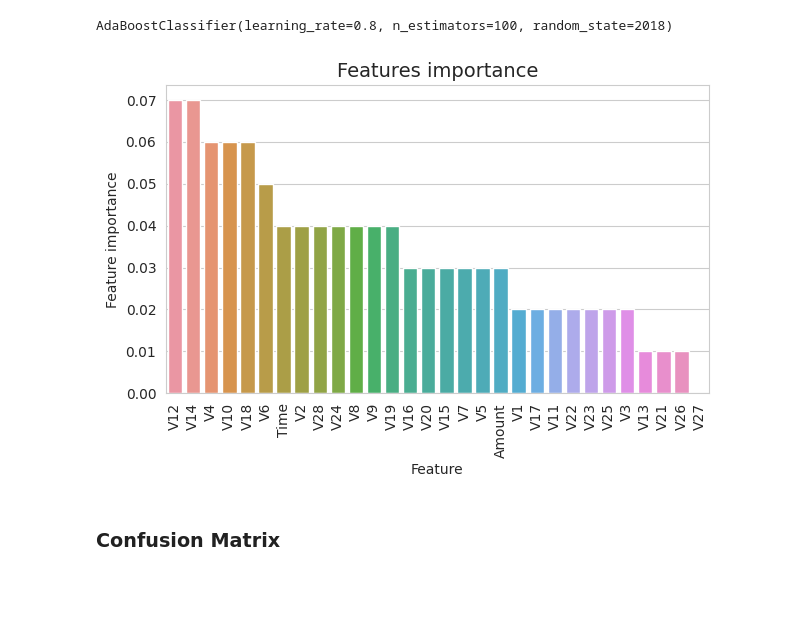
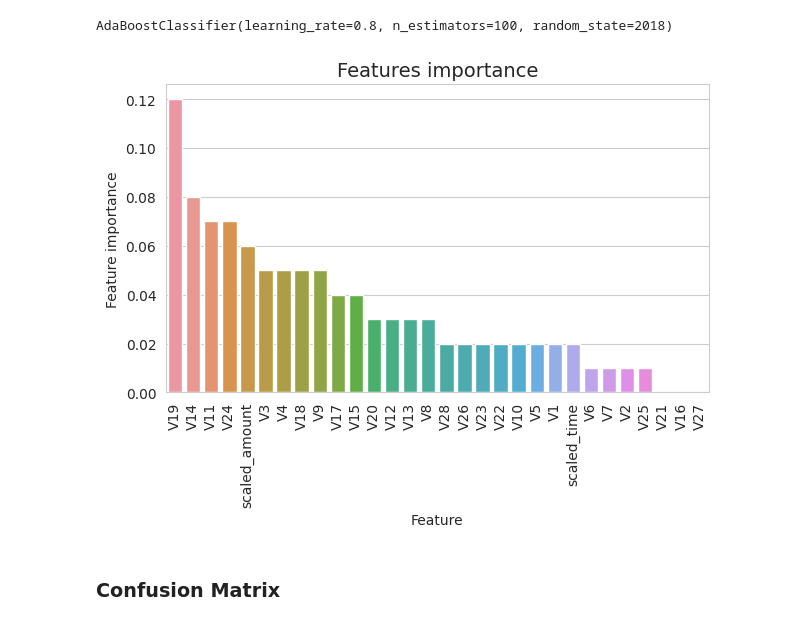
Before and after one commit to BTKaratas/Assigment, a Jupyter notebook: MachineLearningProjectCreditCardFraudDetection.ipynb, the cells around one changed output. Saved outputs shown, nothing was run; the diff lists cells and outputs as text; code cells hidden in the pictures; blank space fills up the shorter version.

```diff
--- a/MachineLearningProjectCreditCardFraudDetection.ipynb
+++ b/MachineLearningProjectCreditCardFraudDetection.ipynb
@@ -643,9 +694,11 @@ df = pd.read_csv('/kaggle/input/creditcardfraud/creditcard.csv')
+# %%
+df = normal_distributed_df
 # %%
 target = 'Class'
-predictors = ['Time', 'V1', 'V2', 'V3', 'V4', 'V5', 'V6', 'V7', 'V8', 'V9', 'V10',\
+predictors = ['scaled_amount', 'V1', 'V2', 'V3', 'V4', 'V5', 'V6', 'V7', 'V8', 'V9', 'V10',\
        'V11', 'V12', 'V13', 'V14', 'V15', 'V16', 'V17', 'V18', 'V19',\
        'V20', 'V21', 'V22', 'V23', 'V24', 'V25', 'V26', 'V27', 'V28',\
-       'Amount']
+       'scaled_time']
 # %%
 train_df, test_df = train_test_split(df, test_size=TEST_SIZE, random_state=RANDOM_STATE, shuffle=True )
 train_df, valid_df = train_test_split(train_df, test_size=VALID_SIZE, random_state=RANDOM_STATE, shuffle=True )
@@ -695,13 +778,13 @@ The ROC-AUC score obtained with RandomForrestClassifier is 0.85.
 ## AdaBoostClassifier
 # %%
 # Prepare the model
-clf = AdaBoostClassifier(random_state=RANDOM_STATE,
+ada_model = AdaBoostClassifier(random_state=RANDOM_STATE,
                          algorithm='SAMME.R',
                          learning_rate=0.8,
                              n_estimators=NUM_ESTIMATORS)
 # %%
 # Fit the model
-clf.fit(train_df[predictors], train_df[target].values)
+ada_model.fit(train_df[predictors], train_df[target].values)
 # %% [output]
 AdaBoostClassifier(learning_rate=0.8, n_estimators=100, random_state=2018)
 # %%
@@ -710,8 +794,8 @@ preds = clf.predict(valid_df[predictors])
 # %%
 #Features importance
-features_importance()
+features_importance(ada_model)
 # %% [output]
-[figure, old version]
+[figure, new version]
 # %% [markdown]
 ### Confusion Matrix
 # %%
```
Also changed, not shown: parts of 62 cells of this notebook.
